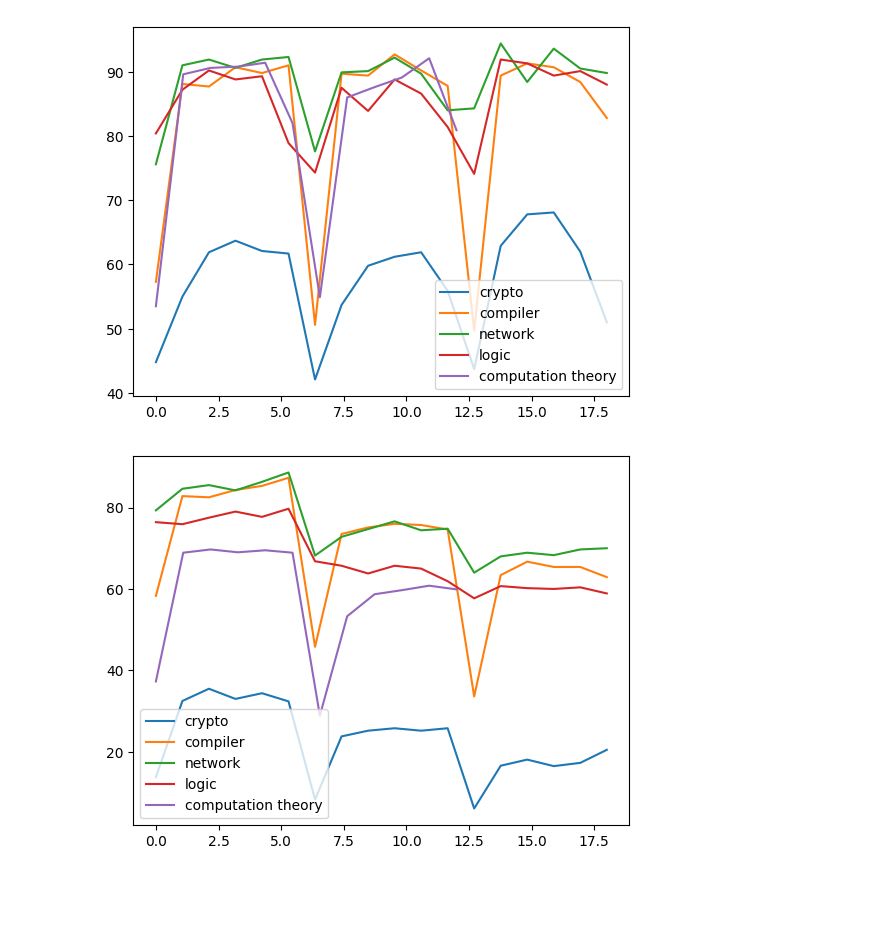
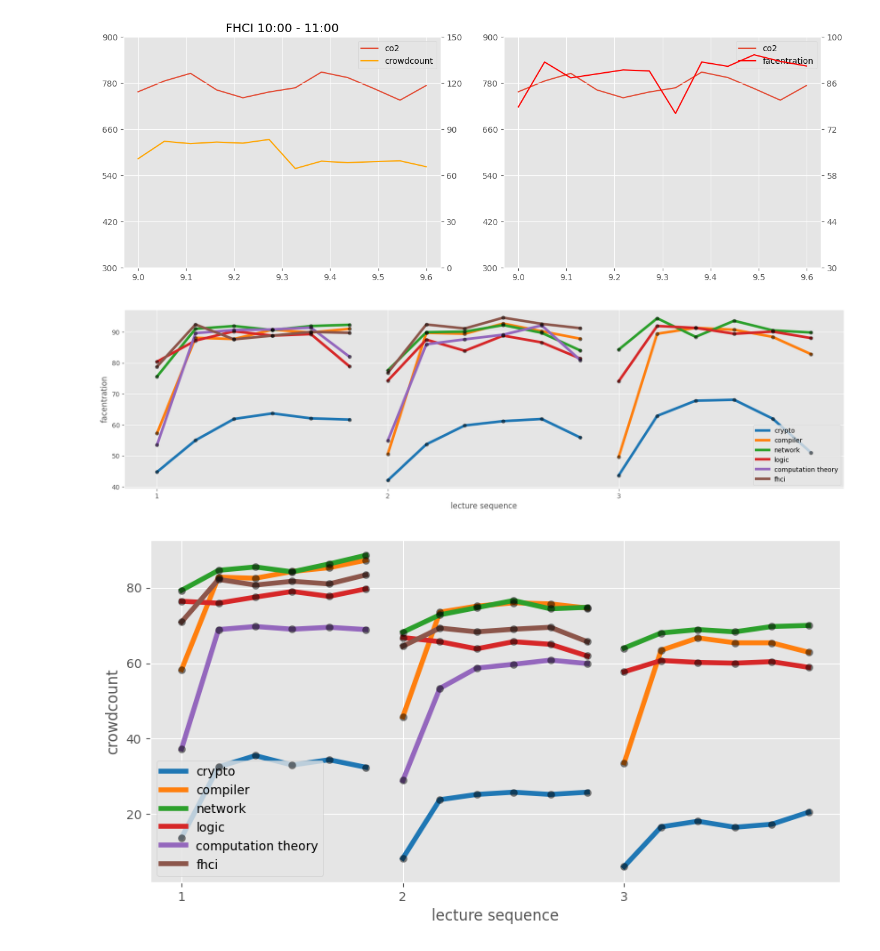
Before and after one commit to jr919cam/Part-II-Project, a Jupyter notebook: discoveryPhase/comparisons.ipynb, the cells around one changed output. Drawn from its saved outputs; the diff is of its cells as text; code cells hidden in the pictures; blank space fills up the shorter version.

```diff
--- a/discoveryPhase/comparisons.ipynb
+++ b/discoveryPhase/comparisons.ipynb
@@ -1,4 +1,5 @@
 # %%
 %pip install matplotlib
 import matplotlib.pyplot as plt
+plt.style.use('ggplot')
 # %% [output]
@@ -421,26 +425,39 @@ co2_fhci = [
     742.0,
     757.0,
 
-    415.2,
-    674.5,
-    728.8,
-    736.9,
-    735.8,
-    723.6,
+    767.9,
+    808.7,
+    794.5,
+    766.0,
+    735.7,
+    773.8,
 ]
 plot_compare_all(co2_fhci, cc_fhci, facen_fhci, "FHCI 10:00 - 11:00")
+# %% [output]
+[figure, added]
-# %%
-def plot_compare_metrics(metrics, labels):
-    for metric, label in zip(metrics, labels):
-        x = np.linspace(0,len(metric),len(metric))
-        plt.plot(x, metric, label=label)
-    plt.legend()
+# %%
+from itertools import cycle
+def plot_compare_metrics(metrics, labels, title):
+    fig, ax = plt.subplots(figsize=(20, 5))
+    colors = cycle(plt.cm.tab10.colors)
+    for metric, label in zip(metrics, labels):
+        color = next(colors)
+        x = np.linspace(1,len(metric),len(metric))
+        for y in range(6, 24, 6):
+            if y != 6:
+                label=None
+            ax.plot(x[y-6: y], metric[y-6: y], label=label, linewidth=4, color=color)
+            ax.scatter(x[y-6: y], metric[y-6: y], linewidth=0.1, color="black", zorder=10, alpha=0.5)
+        ax.set_xticks([1,7,13], [1, 2, 3])
+    ax.set_ylabel(title)
+    ax.set_xlabel("lecture sequence")
+    ax.legend()
 # %%
-plot_compare_metrics([facen_crypto, facen_compiler, facen_network, facen_logic, facen_comp_theo], ["crypto", "compiler", "network", "logic", "computation theory"])
+plot_compare_metrics([facen_crypto, facen_compiler, facen_network, facen_logic, facen_comp_theo, facen_fhci], ["crypto", "compiler", "network", "logic", "computation theory", "fhci"], "facentration")
 # %% [output]
-[figure, old version]
+[figure, new version]
 # %%
-plot_compare_metrics([cc_crypto, cc_compiler, cc_network, cc_logic, cc_comp_theo], ["crypto", "compiler", "network", "logic", "computation theory"])
+plot_compare_metrics([cc_crypto, cc_compiler, cc_network, cc_logic, cc_comp_theo, cc_fhci], ["crypto", "compiler", "network", "logic", "computation theory", "fhci"], "crowdcount")
 # %% [output]
-[figure, old version]
+[figure, new version]
 # %%
```
Also changed, not shown: parts of 10 cells of this notebook.
